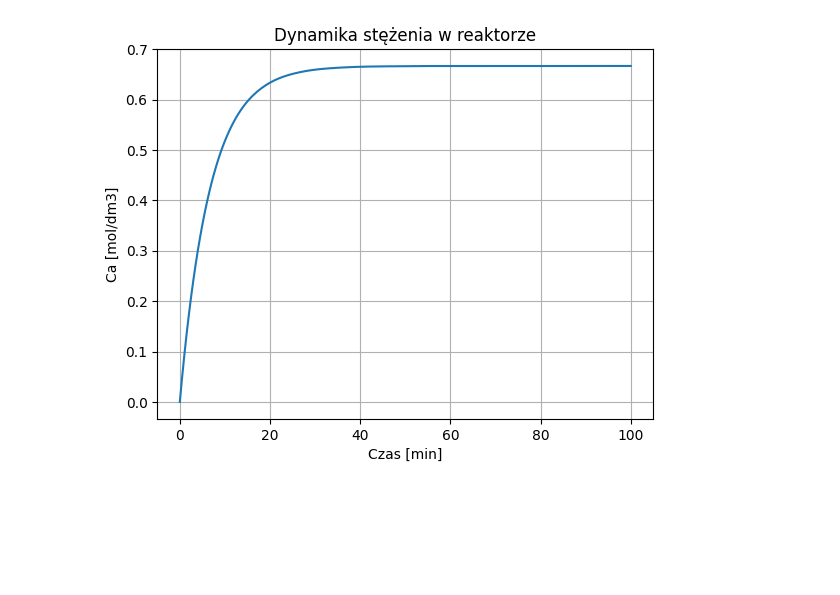
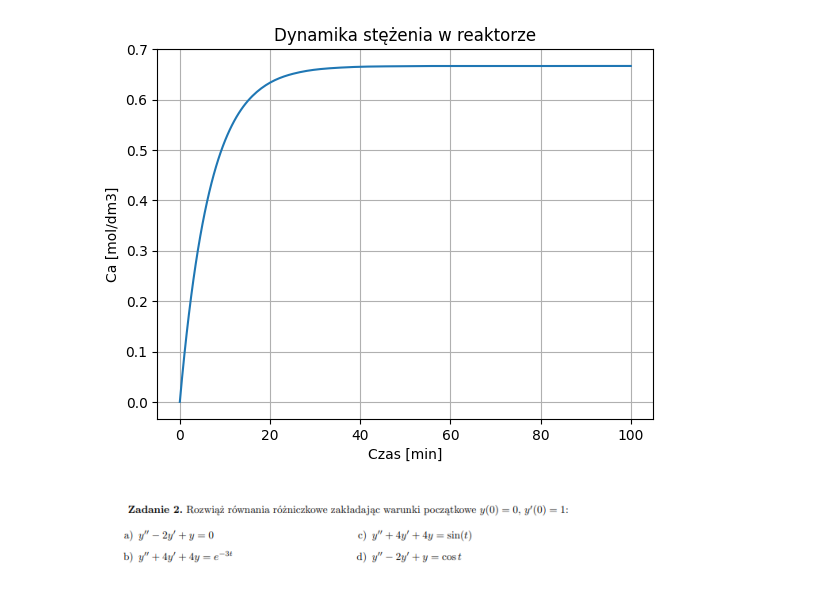
Before and after one commit to StanislawKrupa/L_WPD_1, a Jupyter notebook: ZADANIA.ipynb, the cells around one changed output. Cells and saved outputs as stored; diff of their text form; code cells hidden in the pictures; blank space fills up the shorter version.

```diff
--- a/ZADANIA.ipynb
+++ b/ZADANIA.ipynb
@@ -26,8 +26,10 @@ plt.grid(True); plt.show()
 # %%
 
 
-img = Image.open("path/to/your/image.png")
+img = Image.open("C:\\Users\\Stasiu\\VS_CODE\\L_WPD_1\\Równania.png")
 
 plt.imshow(img)
 plt.axis("off")  # hide axes
 plt.show()
+# %% [output]
+[figure, added]
```
Also changed, not shown: parts of 3 cells of this notebook.
